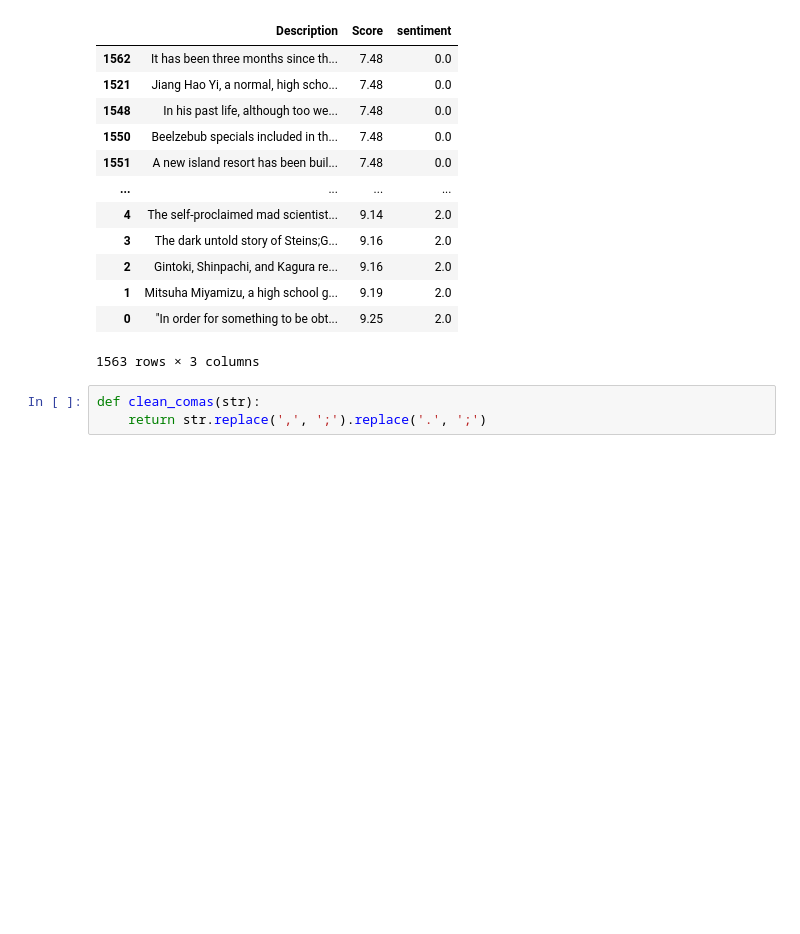
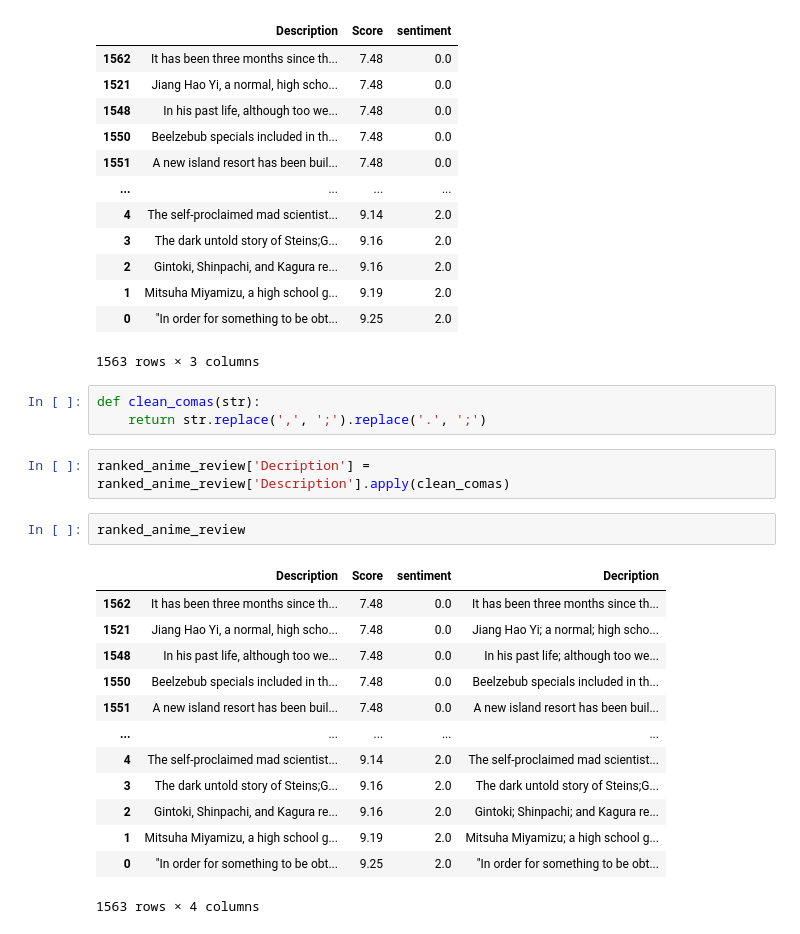
Before and after one commit to something-cool/french-bread, a Jupyter notebook: anime_review_train_one.ipynb, the cells around one changed output. Cells and saved outputs as stored; diff of their text form; blank space fills up the shorter version.

Commit message:
strecth goals done, some cleaning and new notebooks

```diff
--- a/anime_review_train_one.ipynb
+++ b/anime_review_train_one.ipynb
@@ -256,3 +258,21 @@ ranked_anime_review
 # %%
 def clean_comas(str):
     return str.replace(',', ';').replace('.', ';')
+# %%
+ranked_anime_review['Decription'] = ranked_anime_review['Description'].apply(clean_comas)
+# %%
+ranked_anime_review
+# %% [output]
+|  | Description | Score | sentiment | Decription |
+| 1562 | It has been three months since th... | 7.48 | 0.0 | It has been three months since th... |
+| 1521 | Jiang Hao Yi, a normal, high scho... | 7.48 | 0.0 | Jiang Hao Yi; a normal; high scho... |
+| 1548 | In his past life, although too we... | 7.48 | 0.0 | In his past life; although too we... |
+| 1550 | Beelzebub specials included in th... | 7.48 | 0.0 | Beelzebub specials included in th... |
+| 1551 | A new island resort has been buil... | 7.48 | 0.0 | A new island resort has been buil... |
+| ... | ... | ... | ... | ... |
+| 4 | The self-proclaimed mad scientist... | 9.14 | 2.0 | The self-proclaimed mad scientist... |
+| 3 | The dark untold story of Steins;G... | 9.16 | 2.0 | The dark untold story of Steins;G... |
+| 2 | Gintoki, Shinpachi, and Kagura re... | 9.16 | 2.0 | Gintoki; Shinpachi; and Kagura re... |
+| 1 | Mitsuha Miyamizu, a high school g... | 9.19 | 2.0 | Mitsuha Miyamizu; a high school g... |
+| 0 | "In order for something to be obt... | 9.25 | 2.0 | "In order for something to be obt... |
+1563 rows × 4 columns
```
Also changed, not shown: parts of 1 cell of this notebook, 31 other files.
